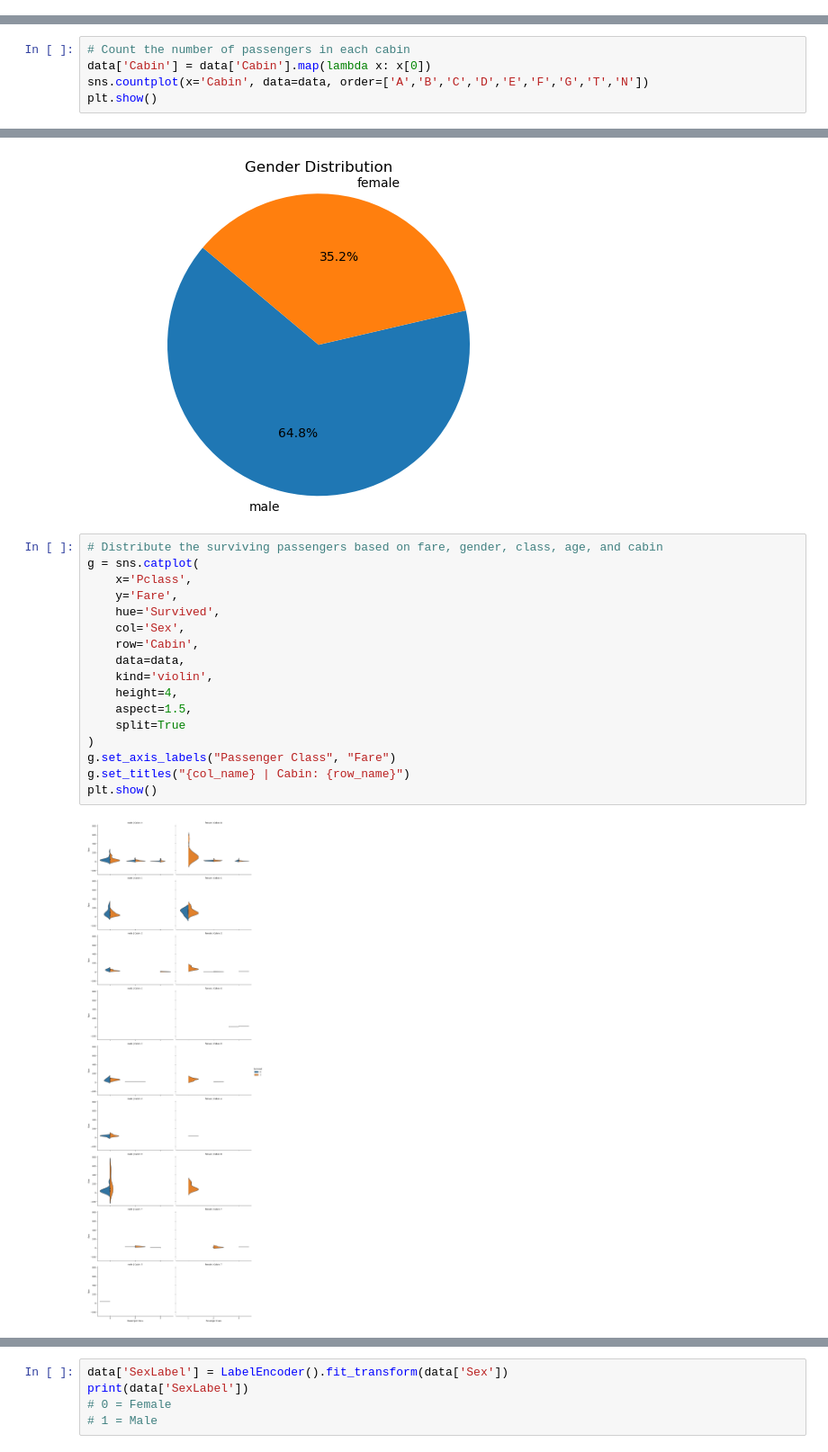
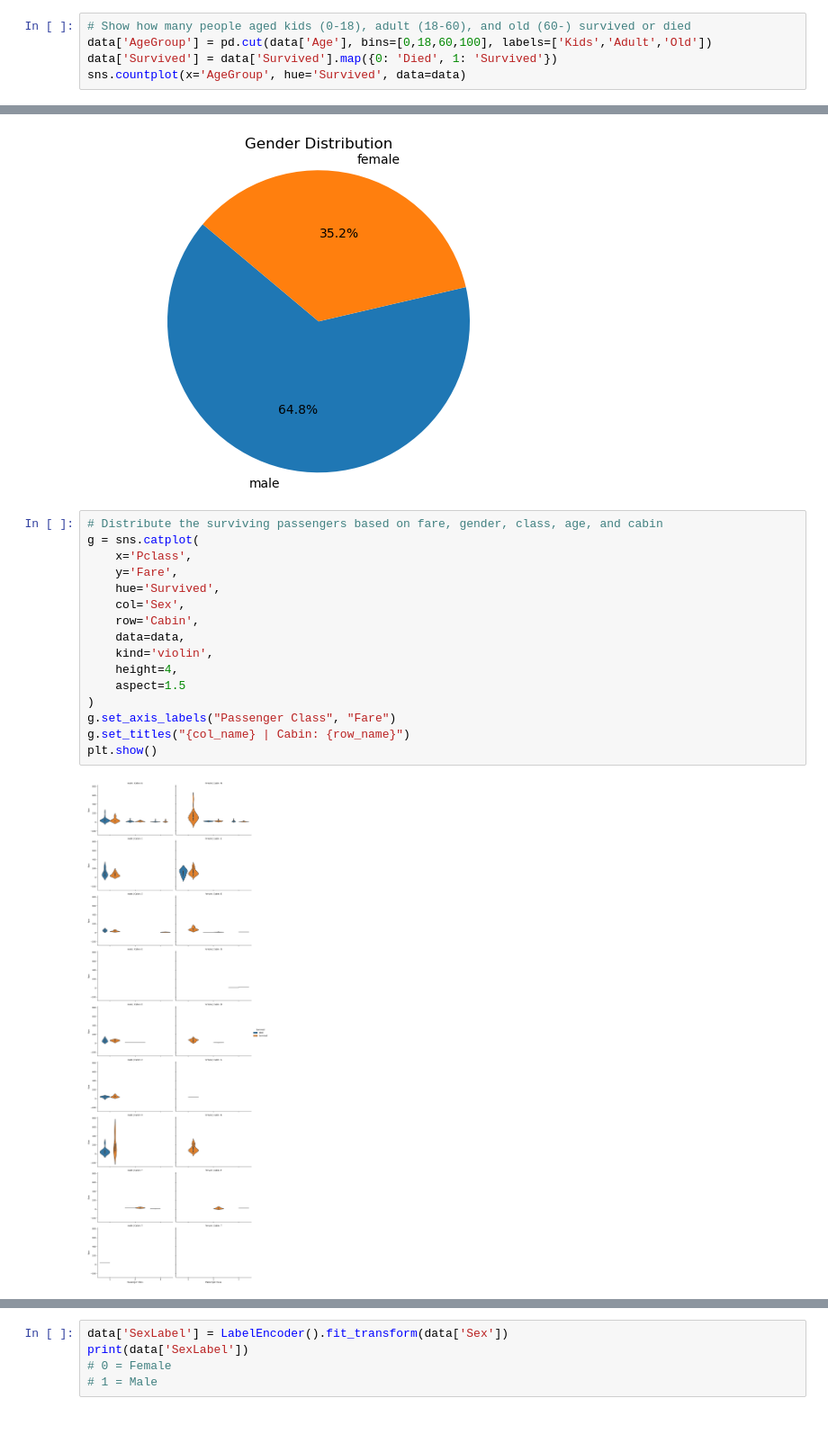
Before and after one commit to RamadhaRanuh/Titanic---Machine-Learning-Disaster, a Jupyter notebook: main.ipynb, the cells around one changed output, grey strips where cells are left out. Shown: that part at 90% size. Cells and saved outputs as stored; diff of their text form; blank space fills up the shorter version.

```diff
--- a/main.ipynb
+++ b/main.ipynb
@@ -61,3 +73,8 @@ data.hist(bins=50, figsize=(20,15))
 plt.show()
 # %% [output]
 [figure]
+# %%
+# Show how many people aged kids (0-18), adult (18-60), and old (60-) survived or died
+data['AgeGroup'] = pd.cut(data['Age'], bins=[0,18,60,100], labels=['Kids','Adult','Old'])
+data['Survived'] = data['Survived'].map({0: 'Died', 1: 'Survived'})
+sns.countplot(x='AgeGroup', hue='Survived', data=data)
@@ -68,8 +104,3 @@ data['Cabin'].value_counts().plot(kind='bar')
 # %% [output]
 <Axes: xlabel='Cabin'>
 [figure]
-# %%
-# Count the number of passengers in each cabin
-data['Cabin'] = data['Cabin'].map(lambda x: x[0])
-sns.countplot(x='Cabin', data=data, order=['A','B','C','D','E','F','G','T','N'])
-plt.show()
@@ -93,21 +122,20 @@ plt.show()
 # %%
 # Distribute the surviving passengers based on fare, gender, class, age, and cabin
 g = sns.catplot(
     x='Pclass',
     y='Fare',
     hue='Survived',
     col='Sex',
     row='Cabin',
     data=data,
     kind='violin',
     height=4,
-    aspect=1.5,
-    split=True
+    aspect=1.5
 )
 g.set_axis_labels("Passenger Class", "Fare")
 g.set_titles("{col_name} | Cabin: {row_name}")
 plt.show()
 # %% [output]
-[figure, old version]
+[figure, new version]
 # %%
 # Predicting whether passangers survived or not based on gender, cabin, fare, and age
```
Also changed, not shown: parts of 20 cells of this notebook, 1 other file.
